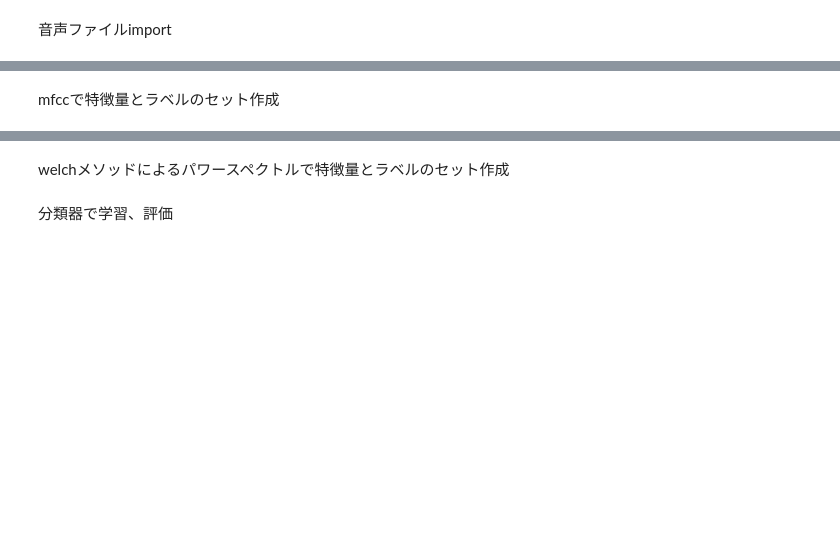
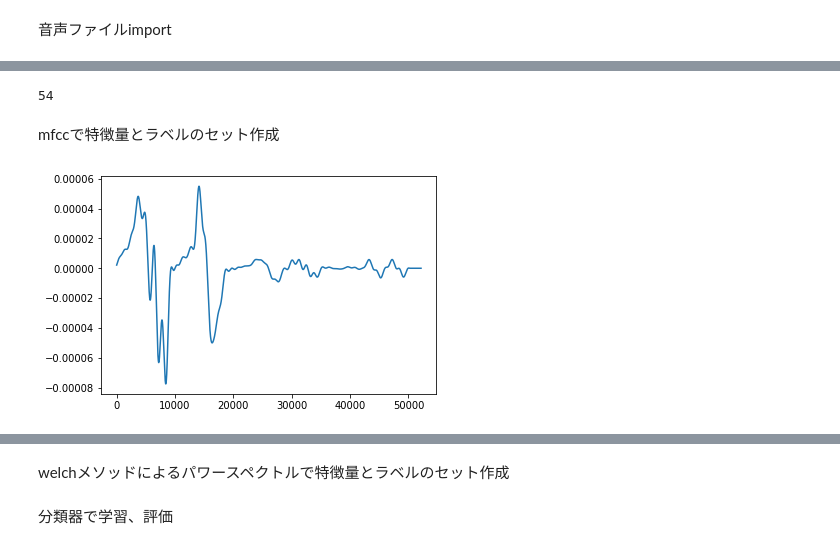
Before and after one commit to kacky24/baby_cry_cause_estimation, a Jupyter notebook: voice_classification.ipynb, the cells around one changed output, grey strips where cells are left out. Cells and saved outputs as stored; diff of their text form; code cells hidden in the pictures; blank space fills up the shorter version.

```diff
--- a/voice_classification.ipynb
+++ b/voice_classification.ipynb
@@ -22,5 +42,47 @@ for x in os.listdir(datapath):
+# %%
+len(files)
+# %% [output]
+54
 # %% [markdown]
 mfccで特徴量とラベルのセット作成
+# %%
+import scipy.fftpack
+def smoothing(abs_cry_array):
+    N = len(abs_cry_array)
+    fc = 0.001
+
+    F = np.fft.fft(abs_cry_array)/(N/2)
+
+    freq = np.fft.fftfreq(len(abs_cry_array))
+
+    F[0] = F[0]/2
+
+    F[(freq > fc)] = 0
+    F[(freq < 0)] = 0
+
+    f2 = np.fft.ifft(F)*(2*N/2)
+
+    return f2
+# %%
+def devide_cry(cry_array, dist=2000, thred=0.0002, loop=10):
+    # 傾きのリストをつくる
+    smoothed_abs_cry_array = smoothing(np.abs(cry_array))
+    dx_array = [(smoothed_abs_cry_array[i + dist] - smoothed_abs_cry_array[i]) / dist for i in range(len(smoothed_abs_cry_array) - dist)]
+    dx_array = dx_array + [dx_array[-1]] * dist
+
+    devided_cry_list = []
+    start_ix = 0
+    end_ix=0
+
+    for i in range(len(dx_array)):
+
+
+    return dx_array
+# %%
+plt.plot(devide_cry(np.abs(x_seq[4])))
+plt.show()
+# %% [output]
+[figure, added]
 # %%
 label_dict = {'hu':0, 'ti':1, 'dc':2}
 
```
Also changed, not shown: parts of 16 cells of this notebook, 1 other file.
